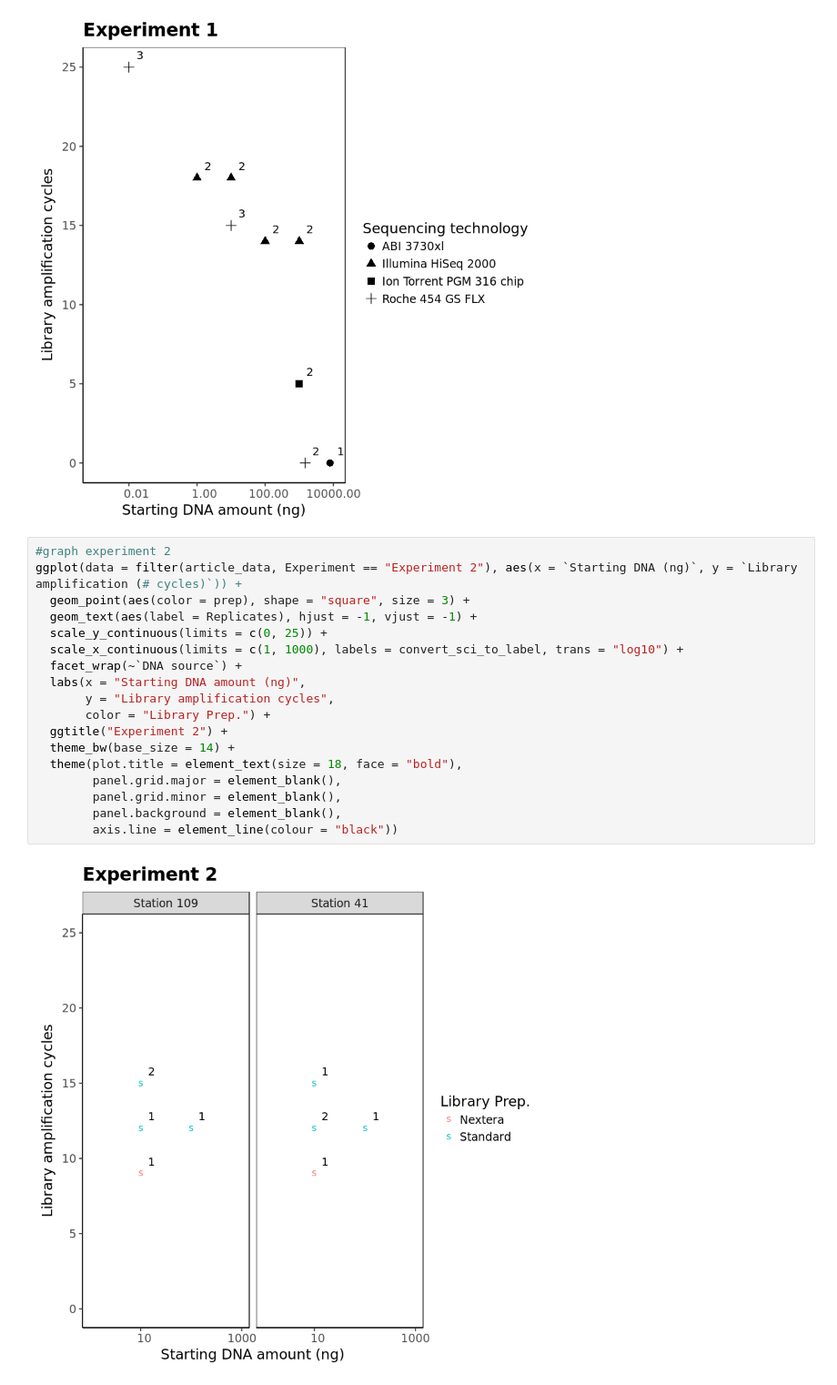
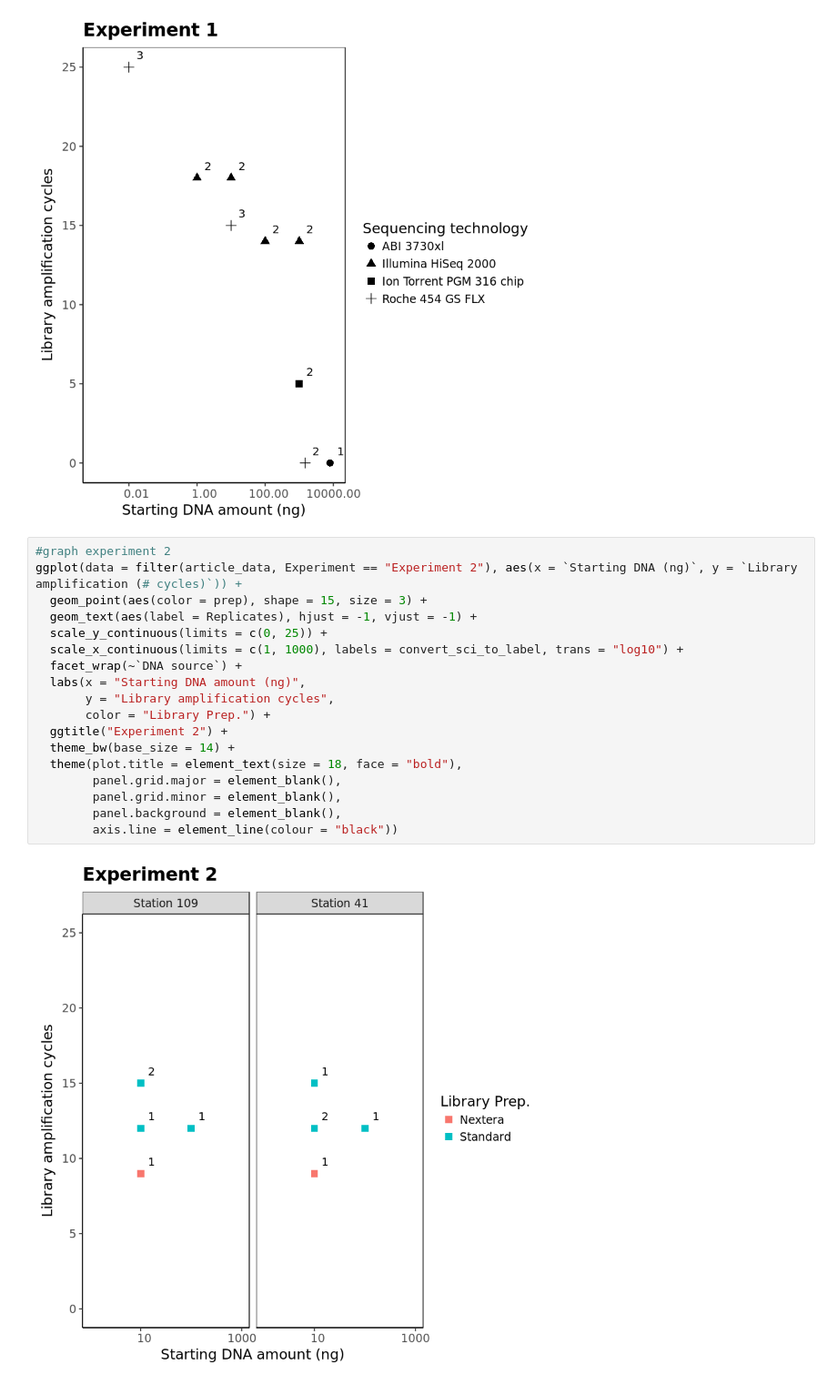
Before and after one commit to bell-avery/reproducibility_project, a Jupyter notebook: reproducibility.ipynb, the cells around one changed output. Shown at 91% size. Saved outputs shown, nothing was run; the diff lists cells and outputs as text.

Commit message:
Fixed point shapes for old version of ggplot

```diff
--- a/reproducibility.ipynb
+++ b/reproducibility.ipynb
@@ -71,20 +71,20 @@ ggplot(data = filter(article_data, Experiment == "Experiment 1"), aes(x = `Start
 # %%
 #graph experiment 2
 ggplot(data = filter(article_data, Experiment == "Experiment 2"), aes(x = `Starting DNA (ng)`, y = `Library amplification (# cycles)`)) +
-  geom_point(aes(color = prep), shape = "square", size = 3) +
+  geom_point(aes(color = prep), shape = 15, size = 3) +
   geom_text(aes(label = Replicates), hjust = -1, vjust = -1) +
   scale_y_continuous(limits = c(0, 25)) +
   scale_x_continuous(limits = c(1, 1000), labels = convert_sci_to_label, trans = "log10") +
   facet_wrap(~`DNA source`) +
   labs(x = "Starting DNA amount (ng)",
        y = "Library amplification cycles",
        color = "Library Prep.") +
   ggtitle("Experiment 2") +
   theme_bw(base_size = 14) +
   theme(plot.title = element_text(size = 18, face = "bold"),
         panel.grid.major = element_blank(),
         panel.grid.minor = element_blank(),
         panel.background = element_blank(),
         axis.line = element_line(colour = "black"))
 # %% [output]
-[figure, old version]
+[figure, new version]
```
